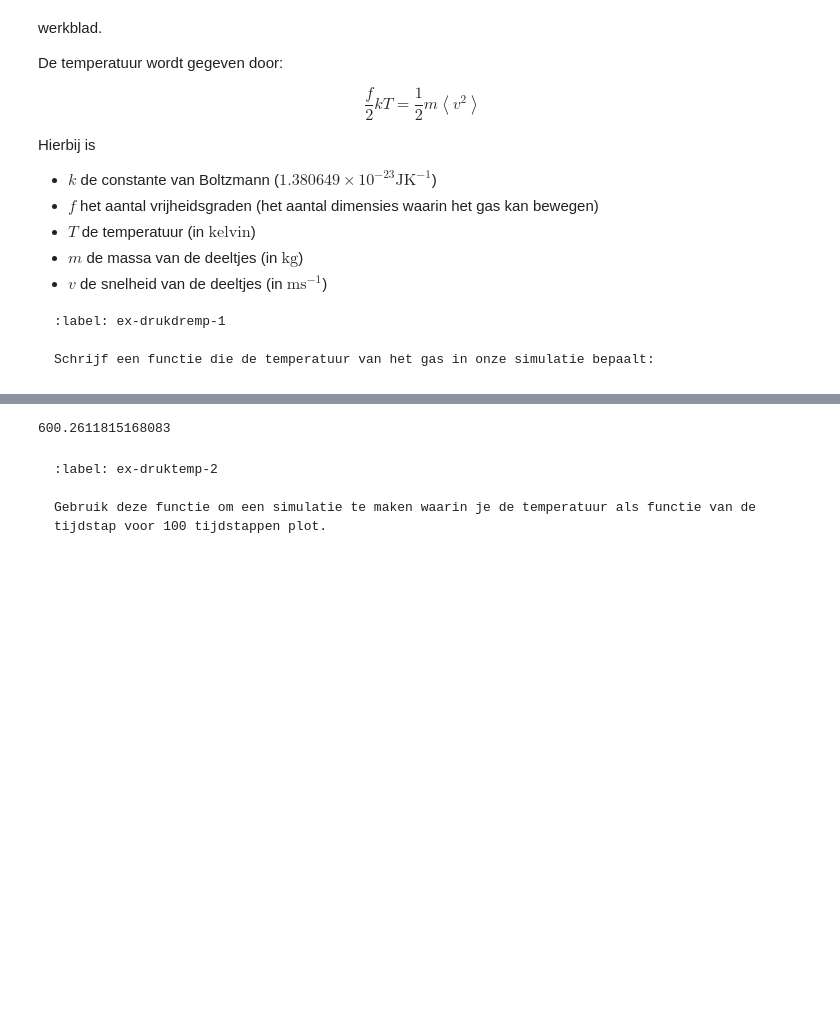
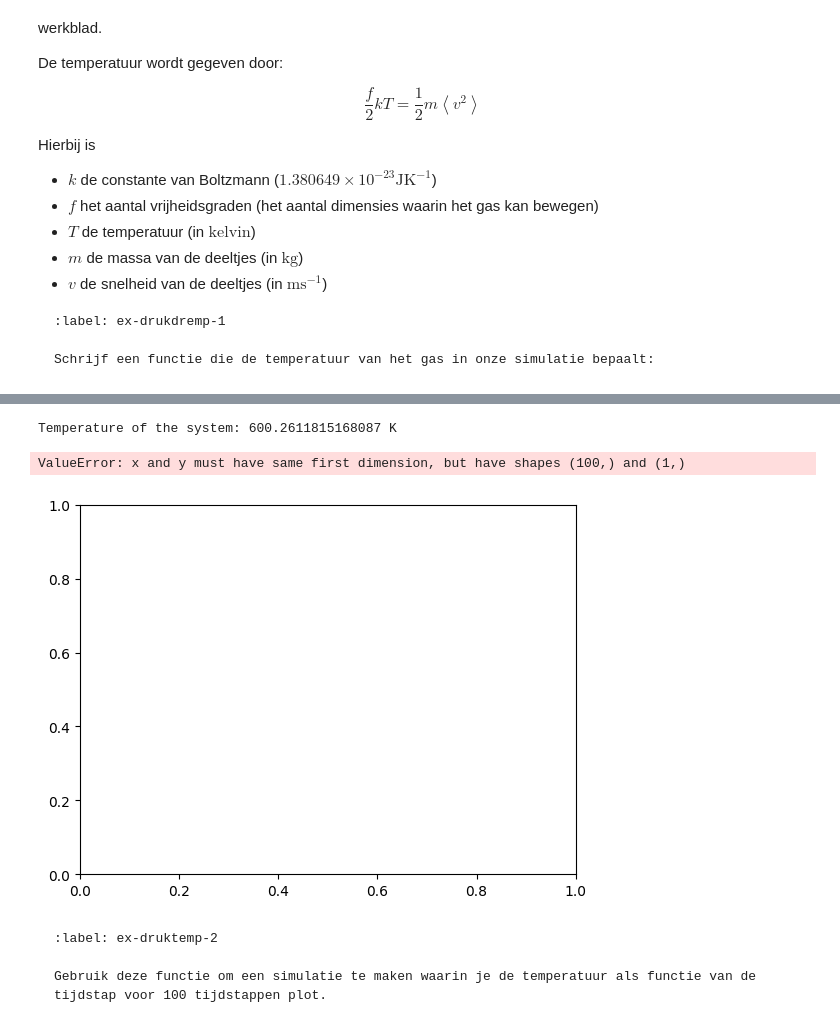
Before and after one commit to ErikvdBerkmortel/IP2-erik-en-xavi, a Jupyter notebook: Content/PySim/5_druktemp.ipynb, the cells around one changed output, grey strips where cells are left out. Saved outputs shown, nothing was run; the diff lists cells and outputs as text; code cells hidden in the pictures; blank space fills up the shorter version.

````diff
--- a/Content/PySim/5_druktemp.ipynb
+++ b/Content/PySim/5_druktemp.ipynb
@@ -268,7 +268,37 @@ Particle speed: 498.8911572527377
 # %%
-print(temperature(particles))
+print(f"Temperature of the system: {temperature(particles)} K")
 # %% [output]
-600.2611815168083
+Temperature of the system: 600.2611815168087 K
+# %%
+# Corrected temperature function and example plotting over time
+k= 1.380649e-23  # Boltzmann constant (J/K)
+f = 2
+def temperature(particles, f=2) -> float:
+    """Bereken de temperatuur (K) van een lijst deeltjes"""
+    if len(particles) == 0:
+        return 0.0
+    total_ke = sum(p.kin_energy for p in particles)
+    avg_ke = total_ke / len(particles)
+    return 2 * avg_ke / (f * k)
+
+# Voorbeeld: temperatuur over tijd opnemen en plotten
+particles = []
+create_particles(particles)
+n_steps = 100
+temps = []
+times = np.arange(n_steps)
+for i in range(n_steps):
+    take_time_step(particles)
+    temps.append(temperature(particles))
+plt.figure()
+plt.plot(times, temps, marker='o')
+plt.xlabel('Time step')
+plt.ylabel('Temperature (K)')
+plt.tight_layout()
+plt.show()
+# %% [output]
+ValueError: x and y must have same first dimension, but have shapes (100,) and (1,)
+[figure, added]
 # %% [markdown]
 ```{exercise} Temperatuurplot
 :label: ex-druktemp-2
````
Also changed, not shown: parts of 3 cells of this notebook.
